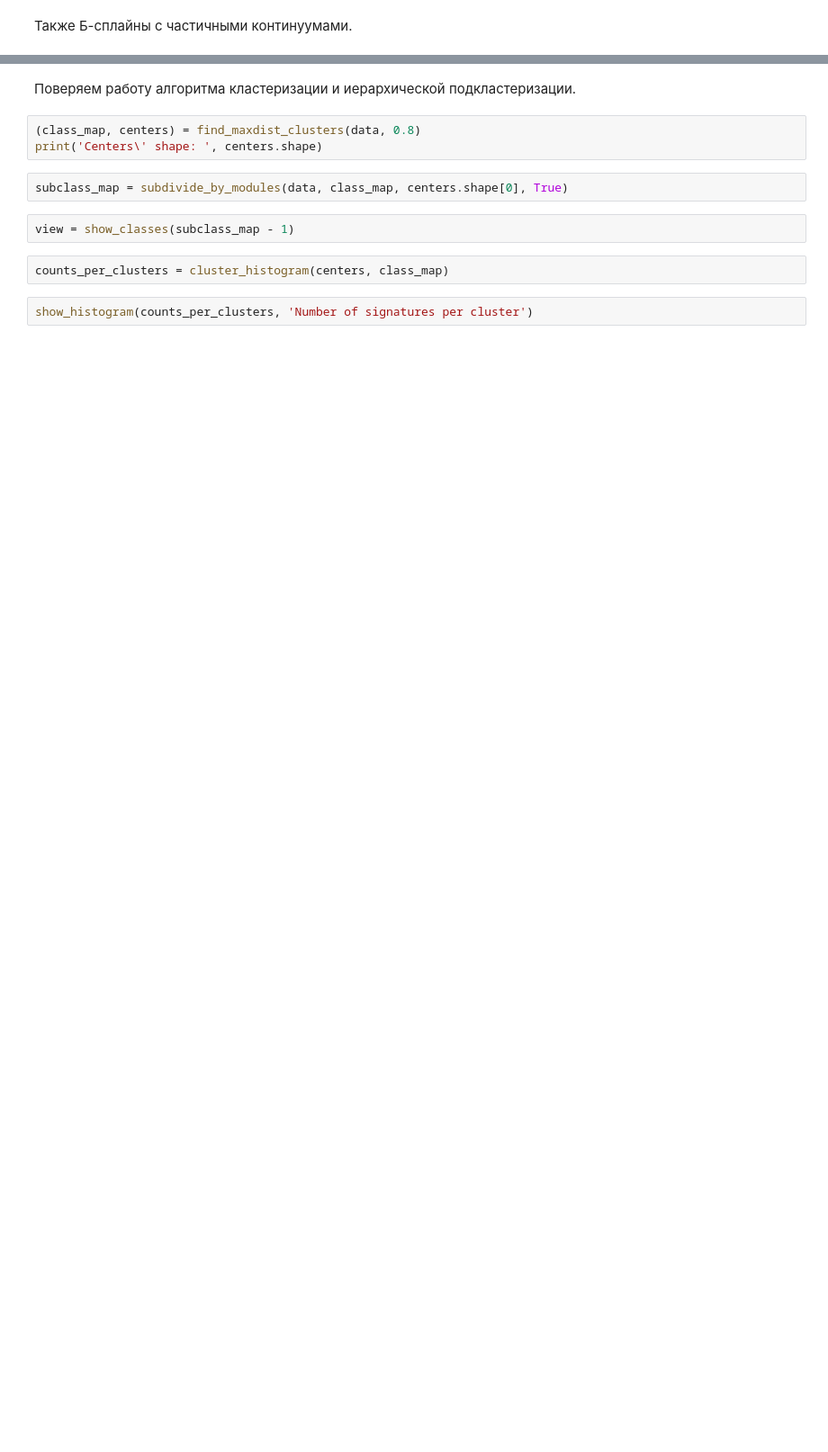
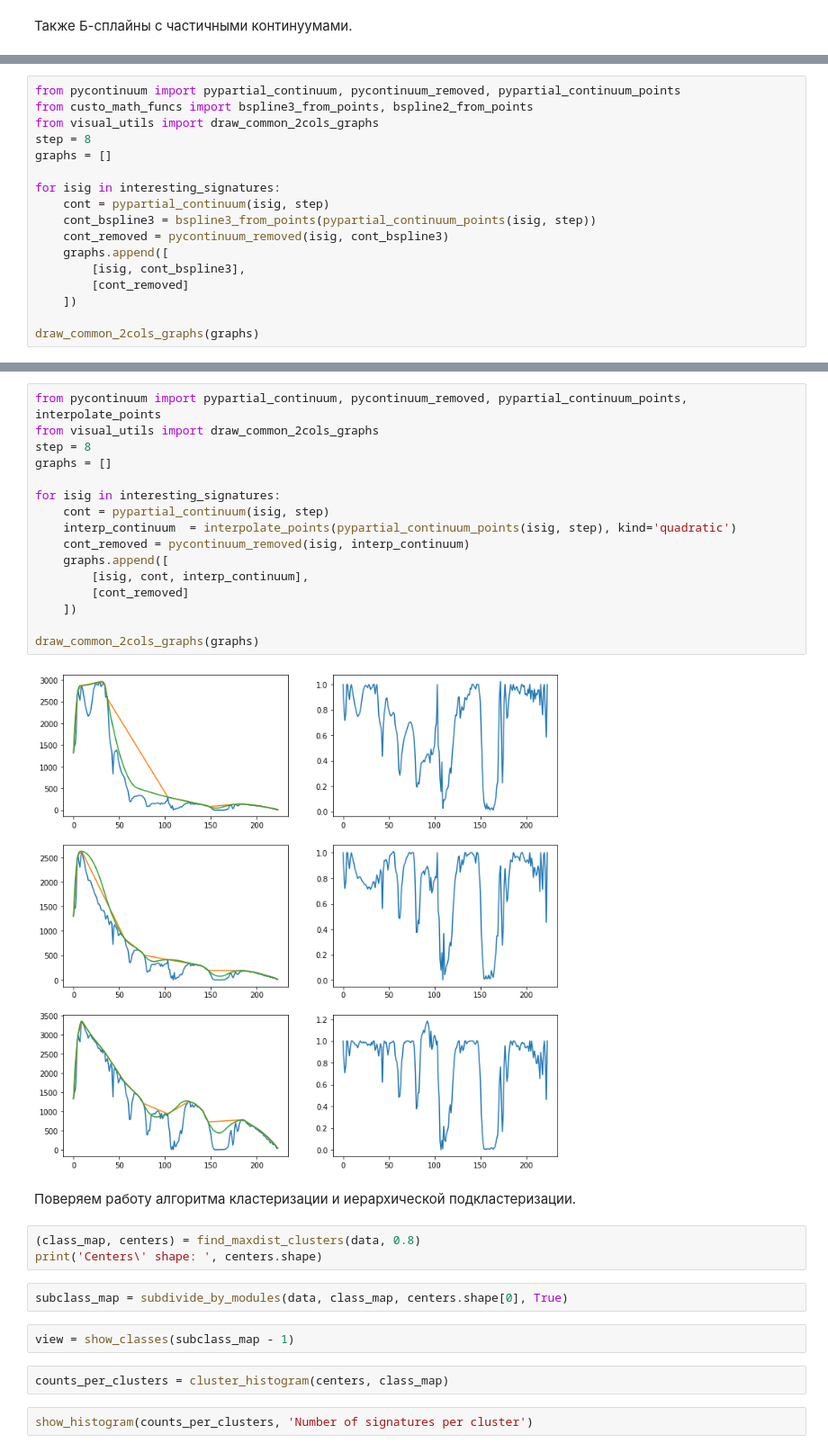
Before and after one commit to kormang/hyperspectralplayground, a Jupyter notebook: hyperspectral.ipynb, the cells around one changed output, grey strips where cells are left out. Shown at 90% size. Cells and saved outputs as stored; diff of their text form; blank space fills up the shorter version.

```diff
--- a/hyperspectral.ipynb
+++ b/hyperspectral.ipynb
@@ -290,0 +239,17 @@ pylab.show()
+# %%
+from pycontinuum import pypartial_continuum, pycontinuum_removed, pypartial_continuum_points
+from custo_math_funcs import bspline3_from_points, bspline2_from_points
+from visual_utils import draw_common_2cols_graphs
+step = 8
+graphs = []
+
+for isig in interesting_signatures:
+    cont = pypartial_continuum(isig, step)
+    cont_bspline3 = bspline3_from_points(pypartial_continuum_points(isig, step))
+    cont_removed = pycontinuum_removed(isig, cont_bspline3)
+    graphs.append([
+        [isig, cont_bspline3],
+        [cont_removed]
+    ])
+
+draw_common_2cols_graphs(graphs)
@@ -291,3 +268,21 @@ pylab.show()
+# %%
+from pycontinuum import pypartial_continuum, pycontinuum_removed, pypartial_continuum_points, interpolate_points
+from visual_utils import draw_common_2cols_graphs
+step = 8
+graphs = []
+
+for isig in interesting_signatures:
+    cont = pypartial_continuum(isig, step)
+    interp_continuum  = interpolate_points(pypartial_continuum_points(isig, step), kind='quadratic')
+    cont_removed = pycontinuum_removed(isig, interp_continuum)
+    graphs.append([
+        [isig, cont, interp_continuum],
+        [cont_removed]
+    ])
+
+draw_common_2cols_graphs(graphs)
+# %% [output]
+[figure, added]
 # %% [markdown]
 Поверяем работу алгоритма кластеризации и иерархической подкластеризации.
 # %%
```
Also changed, not shown: parts of 11 cells of this notebook, 4 other files.
